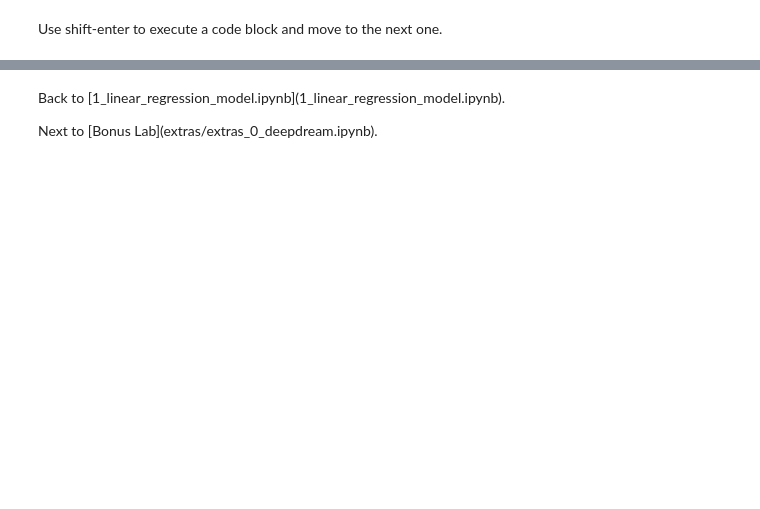
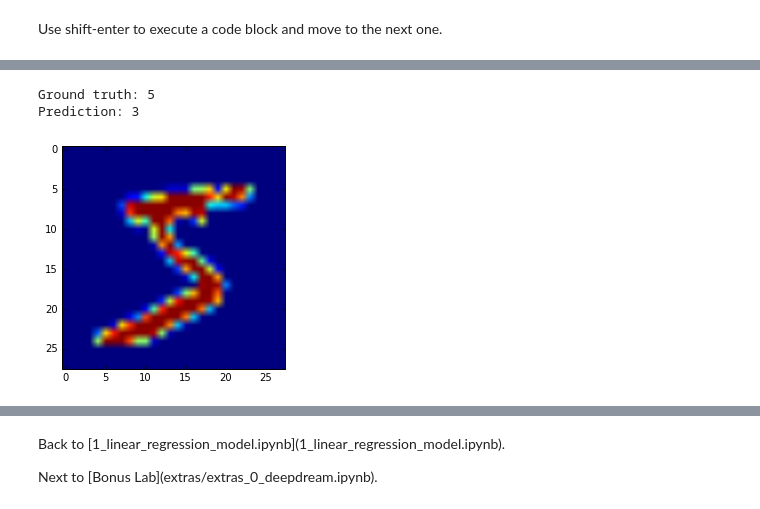
Before and after one commit to AkankshaMalhotra/Tensorflow_Tutorials, a Jupyter notebook: 2_mnist.ipynb, the cells around one changed output, grey strips where cells are left out. Cells and saved outputs as stored; diff of their text form; code cells hidden in the pictures; blank space fills up the shorter version.

```diff
--- a/2_mnist.ipynb
+++ b/2_mnist.ipynb
@@ -28,8 +28,8 @@ EVAL_BATCH_SIZE = 1
 HIDDEN1_UNITS = 128
 HIDDEN2_UNITS = 32
 
-# Maximum number of training steps.
-MAX_STEPS = 2000
+# Maximum number of training steps.Can change
+MAX_STEPS = 50000
 
 # Directory to put the training data.
 TRAIN_DIR="/tmp/mnist"
@@ -149,5 +143,5 @@ with mnist_graph.as_default():
     saver = tf.train.Saver()
 
     # Uncomment the following line to see what we have constructed.
-    # tf.train.write_graph(tf.get_default_graph().as_graph_def(),
-    #                      "/tmp", "complete.pbtxt", as_text=True)
+    tf.train.write_graph(tf.get_default_graph().as_graph_def(),
+                         "/tmp", "complete.pbtxt", as_text=True)
@@ -203,0 +224,27 @@ with tf.Session(graph=tf.Graph()) as sess:
+# %%
+# 2.8 Run evaluation based on the saved checkpoint.For steps =2000
+with tf.Session(graph=tf.Graph()) as sess:
+    saver = tf.train.import_meta_graph(
+        os.path.join(TRAIN_DIR, "checkpoint-1999.meta"))
+    saver.restore(
+        sess, os.path.join(TRAIN_DIR, "checkpoint-1999"))
+
+    # Retrieve the Ops we 'remembered'.
+    logits = tf.get_collection("logits")[0]
+    images_placeholder = tf.get_collection("images")[0]
+    labels_placeholder = tf.get_collection("labels")[0]
+
+    # Add an Op that chooses the top k predictions.
+    eval_op = tf.nn.top_k(logits)
+
+    # Run evaluation.
+    images_feed, labels_feed = data_sets.validation.next_batch(EVAL_BATCH_SIZE)
+    imgplot = plt.imshow(np.reshape(images_feed, (28, 28)))
+    prediction = sess.run(eval_op,
+                          feed_dict={images_placeholder: images_feed,
+                                     labels_placeholder: labels_feed})
+    print("Ground truth: %d\nPrediction: %d" % (labels_feed, prediction.indices[0][0]))
+# %% [output]
+Ground truth: 5
+Prediction: 3
+[figure, added]
```
Also changed, not shown: parts of 7 cells of this notebook.
